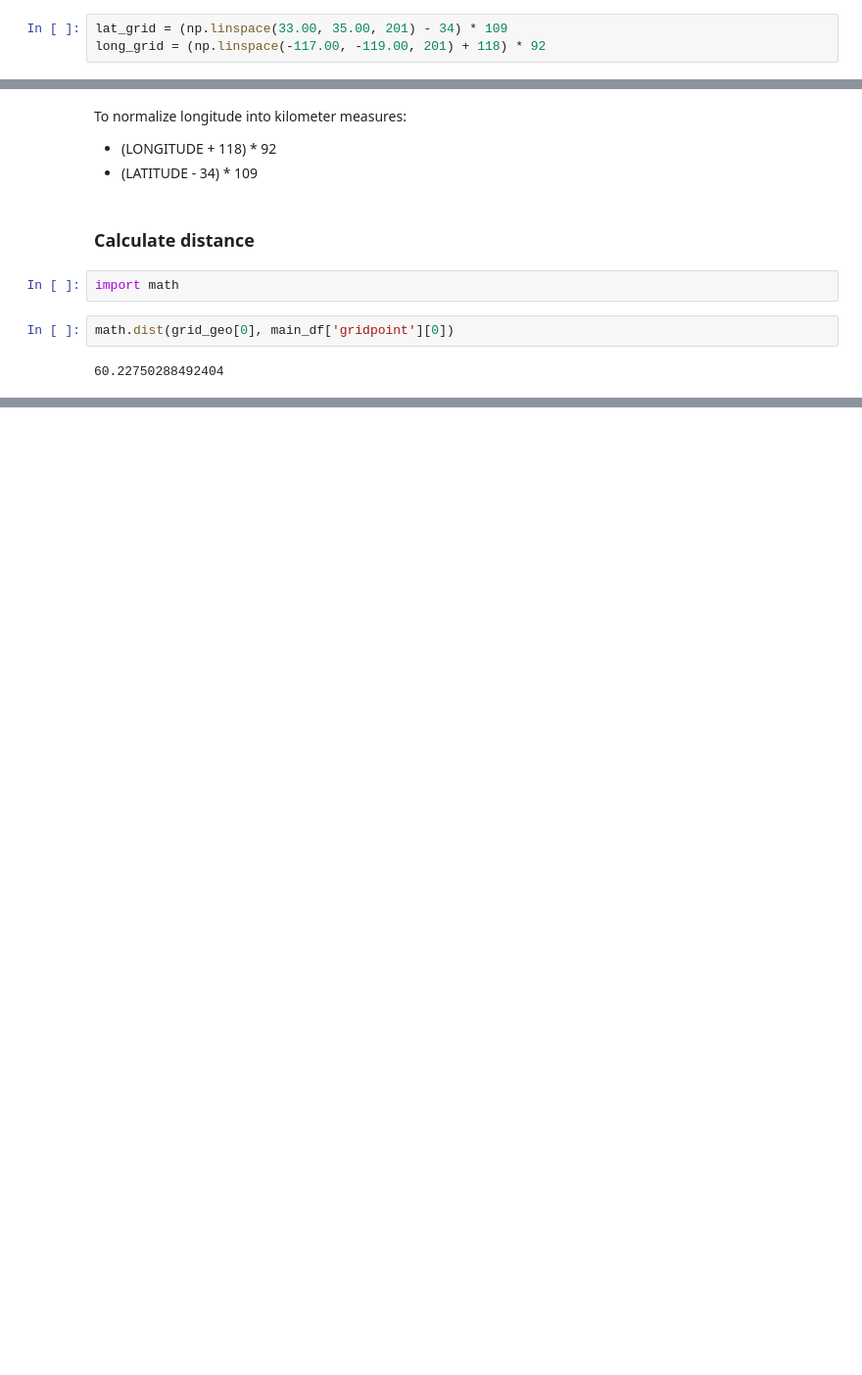
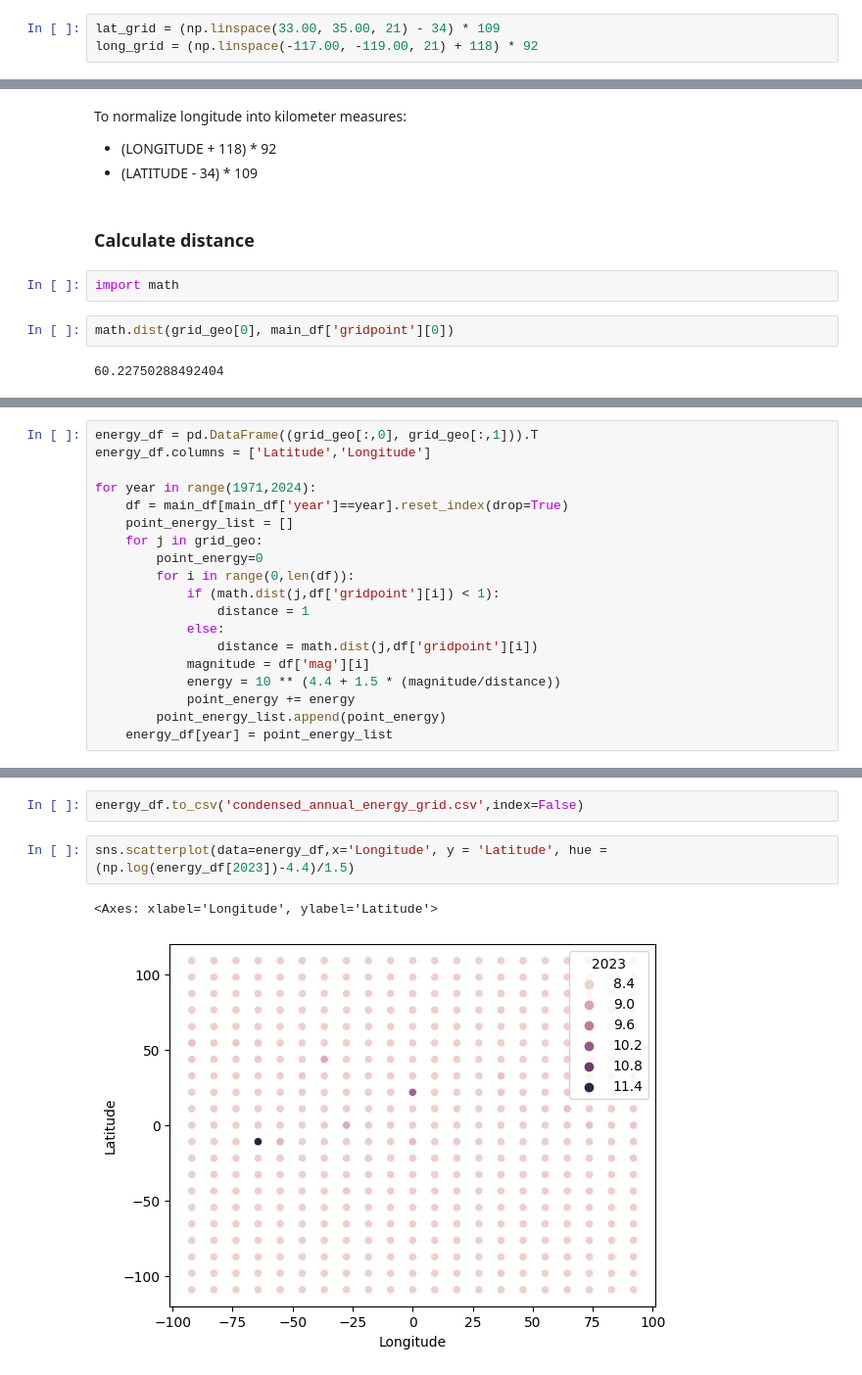
Before and after one commit to justinm329/Earthquake_Analysis, a Jupyter notebook: deprecated_EDA/Untitled.ipynb, the cells around one changed output, grey strips where cells are left out. Shown: that part at 98% size. Saved outputs shown, nothing was run; the diff lists cells and outputs as text; blank space fills up the shorter version.

Commit message:
Annual energy contributions across a grid

```diff
--- a/deprecated_EDA/Untitled.ipynb
+++ b/deprecated_EDA/Untitled.ipynb
@@ -175,8 +176,8 @@ plt.scatter(data=main_df, x="lat_norm", y = "long_norm", s=0.1 )
 # %%
 main_df['gridpoint'] = list(zip(main_df['lat_norm'], main_df['long_norm']))
 # %%
-lat_grid = (np.linspace(33.00, 35.00, 201) - 34) * 109
-long_grid = (np.linspace(-117.00, -119.00, 201) + 118) * 92
+lat_grid = (np.linspace(33.00, 35.00, 21) - 34) * 109
+long_grid = (np.linspace(-117.00, -119.00, 21) + 118) * 92
 # %%
 #https://stackoverflow.com/questions/1208118/using-numpy-to-build-an-array-of-all-combinations-of-two-arrays
 grid_geo = np.array(np.meshgrid(lat_grid, long_grid)).T.reshape(-1,2)
@@ -209,0 +226,19 @@ grid_geo[:,0].min()
+# %%
+energy_df = pd.DataFrame((grid_geo[:,0], grid_geo[:,1])).T
+energy_df.columns = ['Latitude','Longitude']
+
+for year in range(1971,2024):
+    df = main_df[main_df['year']==year].reset_index(drop=True)
+    point_energy_list = []
+    for j in grid_geo:
+        point_energy=0
+        for i in range(0,len(df)):
+            if (math.dist(j,df['gridpoint'][i]) < 1):
+                distance = 1
+            else:
+                distance = math.dist(j,df['gridpoint'][i])
+            magnitude = df['mag'][i]
+            energy = 10 ** (4.4 + 1.5 * (magnitude/distance))
+            point_energy += energy
+        point_energy_list.append(point_energy)
+    energy_df[year] = point_energy_list
@@ -209,0 +261,7 @@ grid_geo[:,0].min()
+# %%
+energy_df.to_csv('condensed_annual_energy_grid.csv',index=False)
+# %%
+sns.scatterplot(data=energy_df,x='Longitude', y = 'Latitude', hue = (np.log(energy_df[2023])-4.4)/1.5)
+# %% [output]
+<Axes: xlabel='Longitude', ylabel='Latitude'>
+[figure, added]
```
Also changed, not shown: parts of 8 cells of this notebook, 1 other file.
